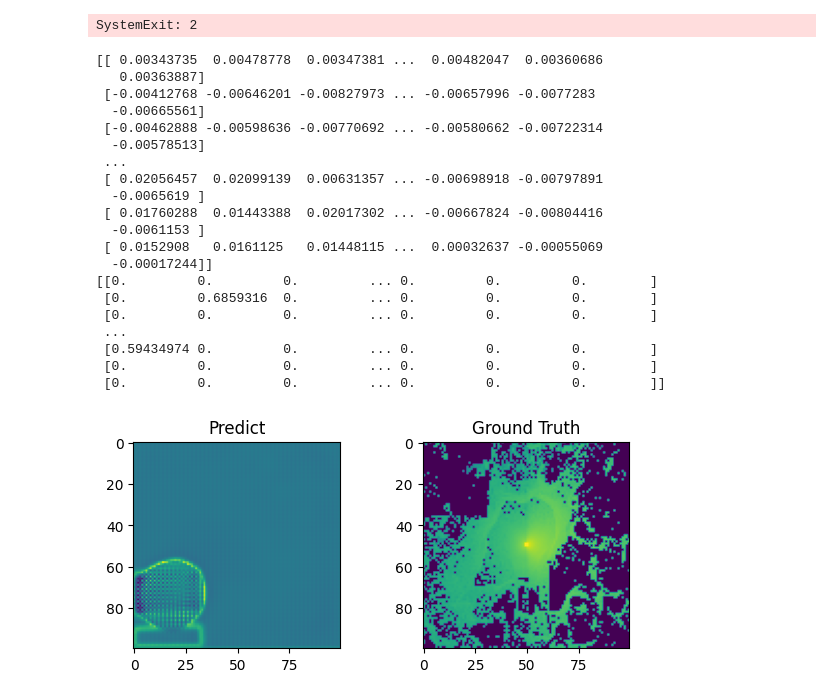
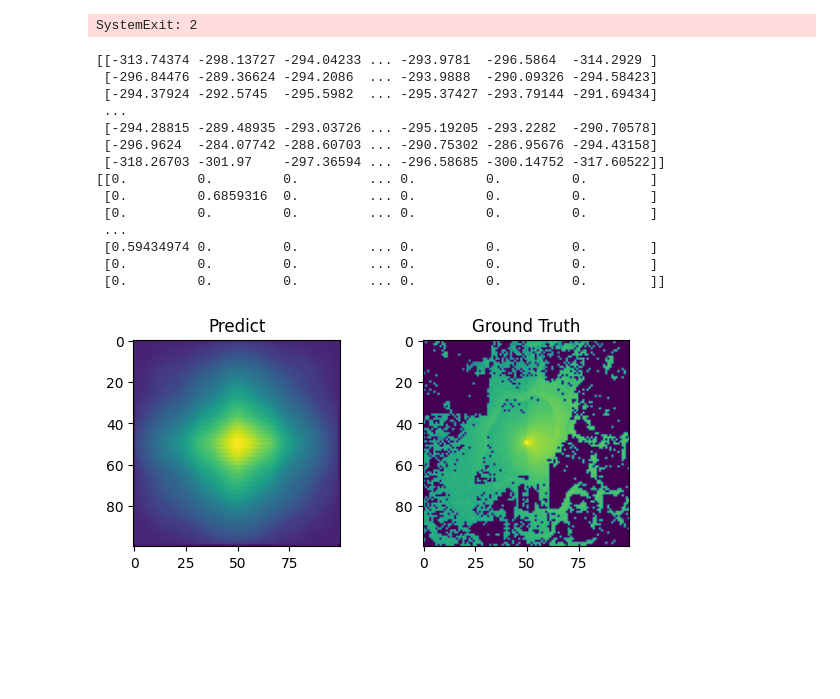
Before and after one commit to otaGran/3DPathLoss, a Jupyter notebook: nc_raytracing/Pytorch-UNet-master/predict_rt.ipynb, the cells around one changed output. Saved outputs shown, nothing was run; the diff lists cells and outputs as text; code cells hidden in the pictures; blank space fills up the shorter version.

```diff
--- a/nc_raytracing/Pytorch-UNet-master/predict_rt.ipynb
+++ b/nc_raytracing/Pytorch-UNet-master/predict_rt.ipynb
@@ -135,7 +135,7 @@ device = torch.device('cuda' if torch.cuda.is_available() else 'cpu')
 logging.info(f'Using device {device}')
 net.to(device=device)
 
-state_dict = torch.load("/Users/test/PycharmProjects/3DPathLoss/nc_raytracing/Pytorch-UNet-master/checkpoints/checkpoint_epoch2.pth", map_location=device)
+state_dict = torch.load("/Users/test/PycharmProjects/3DPathLoss/nc_raytracing/Pytorch-UNet-master/checkpoints/checkpoint_epoch25.pth", map_location=device)
 net.load_state_dict(state_dict)
 
 logging.info('Model loaded!')
@@ -184,43 +184,37 @@ for i, filename in enumerate(in_files):
     plt.subplots_adjust(wspace=0.4)
 
     # Display the figure
     plt.show()
     criterion = nn.MSELoss()
 
 
 
     loss = criterion(torch.from_numpy(output), torch.from_numpy(ground_truth))
     print("Loss: %f"%loss)
 
 
     # if not args.no_save:
     #     out_filename = out_files[i]
     #     result = mask_to_image(mask, mask_values)
     #     result.save(out_filename)
     #     logging.info(f'Mask saved to {out_filename}')
     #
     # if args.viz:
     #     logging.info(f'Visualizing results for image {filename}, close to continue...')
     #     plot_img_and_mask(img, mask)
 # %% [output]
-[[ 0.00343735  0.00478778  0.00347381 ...  0.00482047  0.00360686
-   0.00363887]
- [-0.00412768 -0.00646201 -0.00827973 ... -0.00657996 -0.0077283
-  -0.00665561]
- [-0.00462888 -0.00598636 -0.00770692 ... -0.00580662 -0.00722314
-  -0.00578513]
+[[-313.74374 -298.13727 -294.04233 ... -293.9781  -296.5864  -314.2929 ]
+ [-296.84476 -289.36624 -294.2086  ... -293.9888  -290.09326 -294.58423]
+ [-294.37924 -292.5745  -295.5982  ... -295.37427 -293.79144 -291.69434]
  ...
- [ 0.02056457  0.02099139  0.00631357 ... -0.00698918 -0.00797891
-  -0.0065619 ]
- [ 0.01760288  0.01443388  0.02017302 ... -0.00667824 -0.00804416
-  -0.0061153 ]
- [ 0.0152908   0.0161125   0.01448115 ...  0.00032637 -0.00055069
-  -0.00017244]]
+ [-294.28815 -289.48935 -293.03726 ... -295.19205 -293.2282  -290.70578]
+ [-296.9624  -284.07742 -288.60703 ... -290.75302 -286.95676 -294.43158]
+ [-318.26703 -301.97    -297.36594 ... -296.58685 -300.14752 -317.60522]]
 [[0.         0.         0.         ... 0.         0.         0.        ]
  [0.         0.6859316  0.         ... 0.         0.         0.        ]
  [0.         0.         0.         ... 0.         0.         0.        ]
  ...
  [0.59434974 0.         0.         ... 0.         0.         0.        ]
  [0.         0.         0.         ... 0.         0.         0.        ]
  [0.         0.         0.         ... 0.         0.         0.        ]]
-[figure, old version]
+[figure, new version]
```
Also changed, not shown: parts of 2 cells of this notebook, 1 other file.
